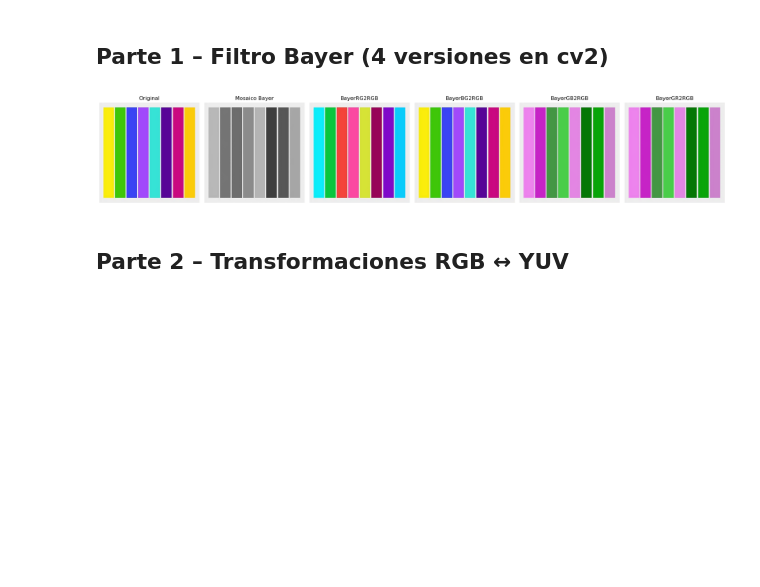
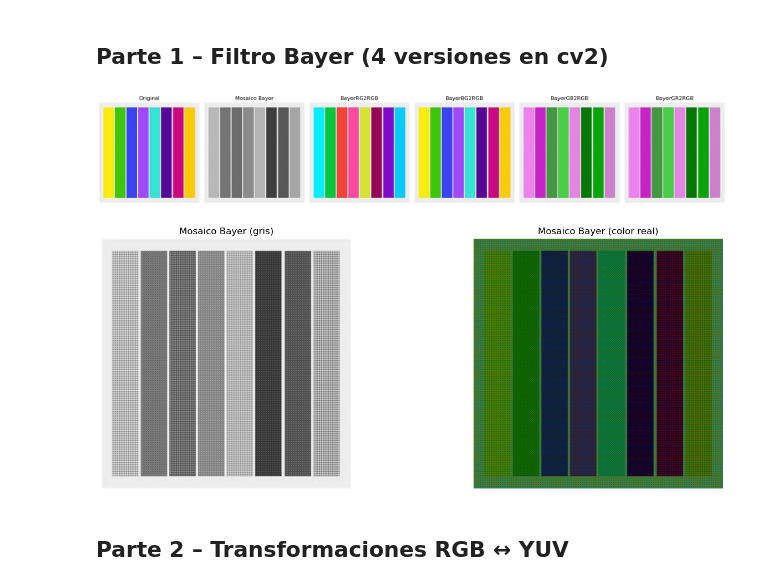
Before and after one commit to Chucharizard/procesamiento-digital-img, a Jupyter notebook: unidad1/Practicas/lab4/laboratorio.ipynb, the cells around one changed output. Saved outputs shown, nothing was run; the diff lists cells and outputs as text; code cells hidden in the pictures; blank space fills up the shorter version.

```diff
--- a/unidad1/Practicas/lab4/laboratorio.ipynb
+++ b/unidad1/Practicas/lab4/laboratorio.ipynb
@@ -79,6 +79,29 @@ plt.tight_layout()
 plt.show()
 # %% [output]
 [figure]
+# %%
+# Visualizar mosaico Bayer con colores reales (R=rojo, G=verde, B=azul)
+bayer_color = np.zeros((h, w, 3), dtype=np.uint8)
+
+bayer_color[0::2, 0::2, 0] = img[0::2, 0::2, 0]  # R en rojitou
+bayer_color[0::2, 1::2, 1] = img[0::2, 1::2, 1]  # G en verd
+bayer_color[1::2, 0::2, 1] = img[1::2, 0::2, 1]  # G en verde
+bayer_color[1::2, 1::2, 2] = img[1::2, 1::2, 2]  # B en azulitou
+
+plt.subplot(121)
+plt.title('Mosaico Bayer (gris)')
+plt.imshow(bayer_rg, cmap='gray')
+plt.axis('off')
+
+plt.subplot(122)
+plt.title('Mosaico Bayer (color real)')
+plt.imshow(bayer_color)
+plt.axis('off')
+
+plt.tight_layout()
+plt.show()
+# %% [output]
+[figure, added]
 # %% [markdown]
 ## Parte 2 – Transformaciones RGB ↔ YUV
 # %%
```
